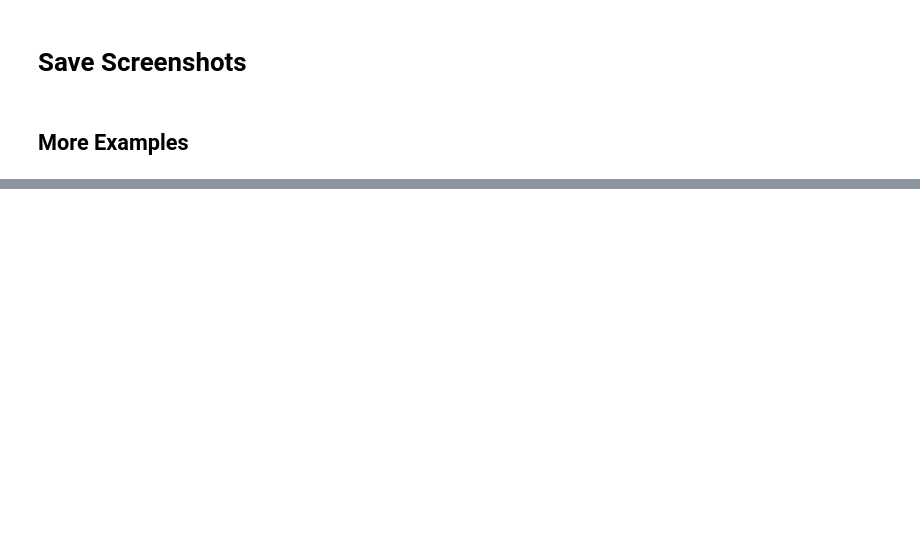
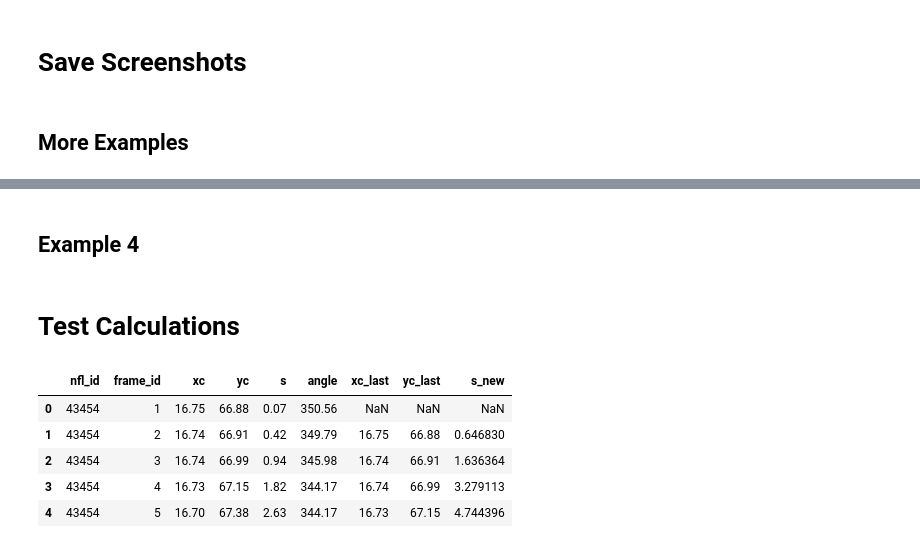
Before and after one commit to rjf2022/nfl-big-data-bowl, a Jupyter notebook: Visuals.ipynb, the cells around one changed output, grey strips where cells are left out. Saved outputs shown, nothing was run; the diff lists cells and outputs as text; code cells hidden in the pictures; blank space fills up the shorter version.

```diff
--- a/Visuals.ipynb
+++ b/Visuals.ipynb
@@ -1152,12 +1236,19 @@ def setup_play_showcase(game_id, play_id, df_meta):
         else:
             pcolor = "#0000FF"
 
-        # add the player object
+        # add the player objects
         pa.add_object(PlayerObject(id = f"{player_id}", pcolor = pcolor))
+        pa.add_object(MetricObject(id = f"{player_id}_speed", suffix = " yd/s"))
 
         # add the input keyframes and routes
         keyframes = pdl.pds_input.create_player_keyframes(player_id = player_id)
         pa.add_keyframes({f"{player_id}": keyframes})
+        speed_keyframes = pdl.pds_input.create_speed_keyframes(
+            player_id = player_id,
+            x_off = 0,
+            y_off = -2
+        )
+        pa.add_keyframes({f"{player_id}_speed": speed_keyframes})
         route_def = pdl.pds_input.create_route_definition(player_id = player_id)
         pa.add_object(RouteObject(
             id = f"{player_id}_route_before",
@@ -1178,6 +1269,13 @@ def setup_play_showcase(game_id, play_id, df_meta):
         start_time = pdl.calc_play_time()["before_pass"] + pause_time
         keyframes = pdl.pds_output.create_player_keyframes(player_id = player_id, start_time = start_time)
         pa.add_keyframes({f"{player_id}": keyframes})
+        speed_keyframes = pdl.pds_output.create_speed_keyframes(
+            player_id = player_id,
+            x_off = 0,
+            y_off = -2,
+            start_time = start_time
+        )
+        pa.add_keyframes({f"{player_id}_speed": speed_keyframes})
         route_def = pdl.pds_output.create_route_definition(player_id = player_id, start_time = start_time)
         pa.add_object(RouteObject(
             id = f"{player_id}_route_during",
@@ -1357,0 +1577,2 @@ Processing game 2023091010 play 3826...
+# %% [markdown]
+## Example 4
@@ -1357,0 +1585,38 @@ Processing game 2023091010 play 3826...
+# %% [markdown]
+# Test Calculations
+# %%
+# load the play
+pa, pdl = setup_play_showcase(
+    game_id = 2023102904,
+    play_id = 838,
+    df_meta = df_meta
+)
+# %%
+player_id = 43454
+
+# get the player dataframes
+df1 = pdl.pds_input.subset_player_frames(player_id = player_id)
+df2 = pdl.pds_output.subset_player_frames(player_id = player_id)
+
+# calculate the speed values manually
+input_frames = df1["frame_id"].max()
+df2["frame_id"] = df2["frame_id"] + input_frames
+df = pd.concat([df1, df2], ignore_index = True).sort_values("frame_id").reset_index(drop = True)
+df["xc_last"] = df["xc"].shift(1)
+df["yc_last"] = df["yc"].shift(1)
+df["s_new"] = np.sqrt((df["xc"] - df["xc_last"])**2 + (df["yc"] - df["yc_last"])**2) * 10
+
+# convert the speed values to mph
+conversion_factor = 3600 / 1760
+df1["s"] = df1["s"] * conversion_factor
+df["s_new"] = df["s_new"] * conversion_factor
+
+# showcase the data
+df.head()
+# %% [output]
+|  | nfl_id | frame_id | xc | yc | s | angle | xc_last | yc_last | s_new |
+| 0 | 43454 | 1 | 16.75 | 66.88 | 0.07 | 350.56 | NaN | NaN | NaN |
+| 1 | 43454 | 2 | 16.74 | 66.91 | 0.42 | 349.79 | 16.75 | 66.88 | 0.646830 |
+| 2 | 43454 | 3 | 16.74 | 66.99 | 0.94 | 345.98 | 16.74 | 66.91 | 1.636364 |
+| 3 | 43454 | 4 | 16.73 | 67.15 | 1.82 | 344.17 | 16.74 | 66.99 | 3.279113 |
+| 4 | 43454 | 5 | 16.70 | 67.38 | 2.63 | 344.17 | 16.73 | 67.15 | 4.744396 |
```
Also changed, not shown: parts of 19 cells of this notebook, 3 other files.
